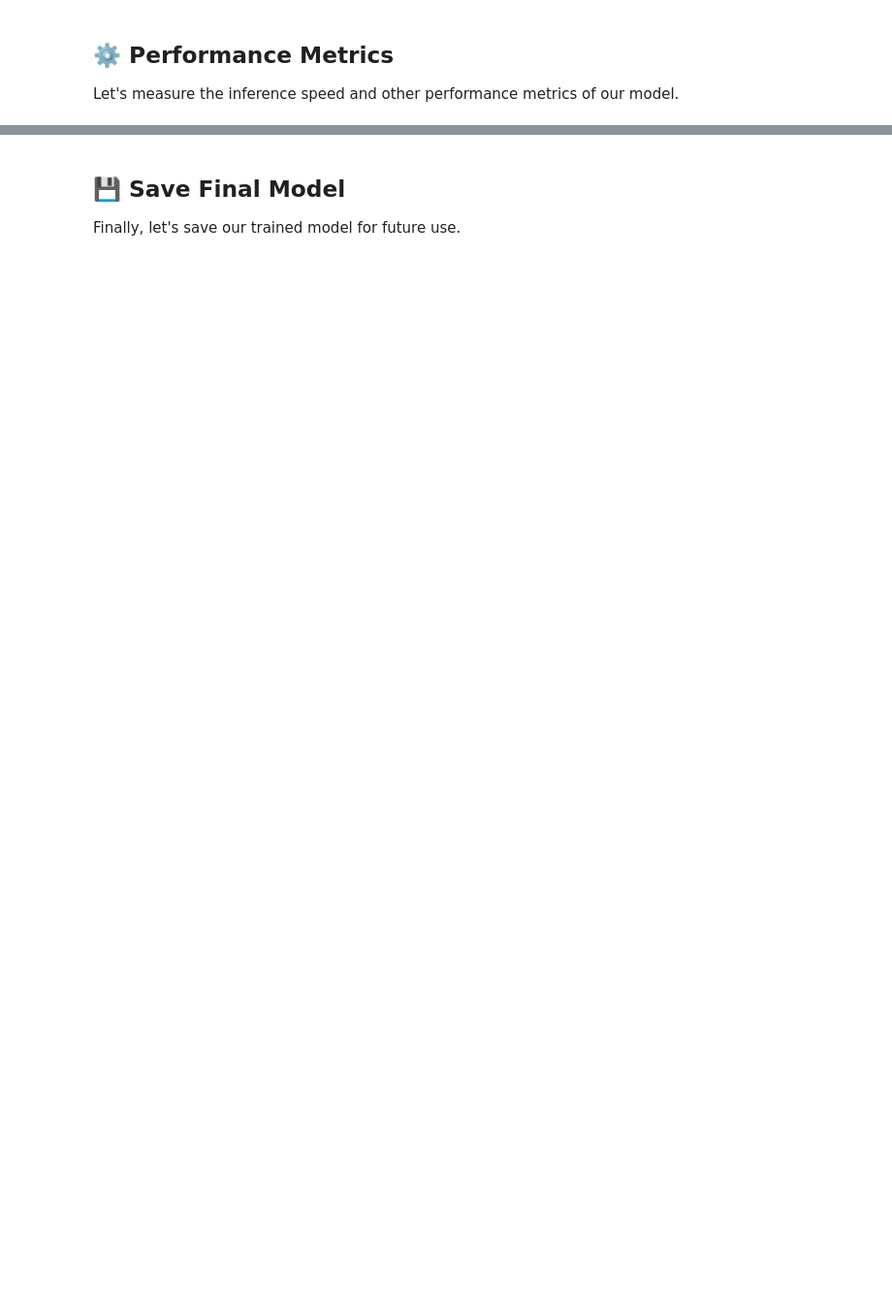
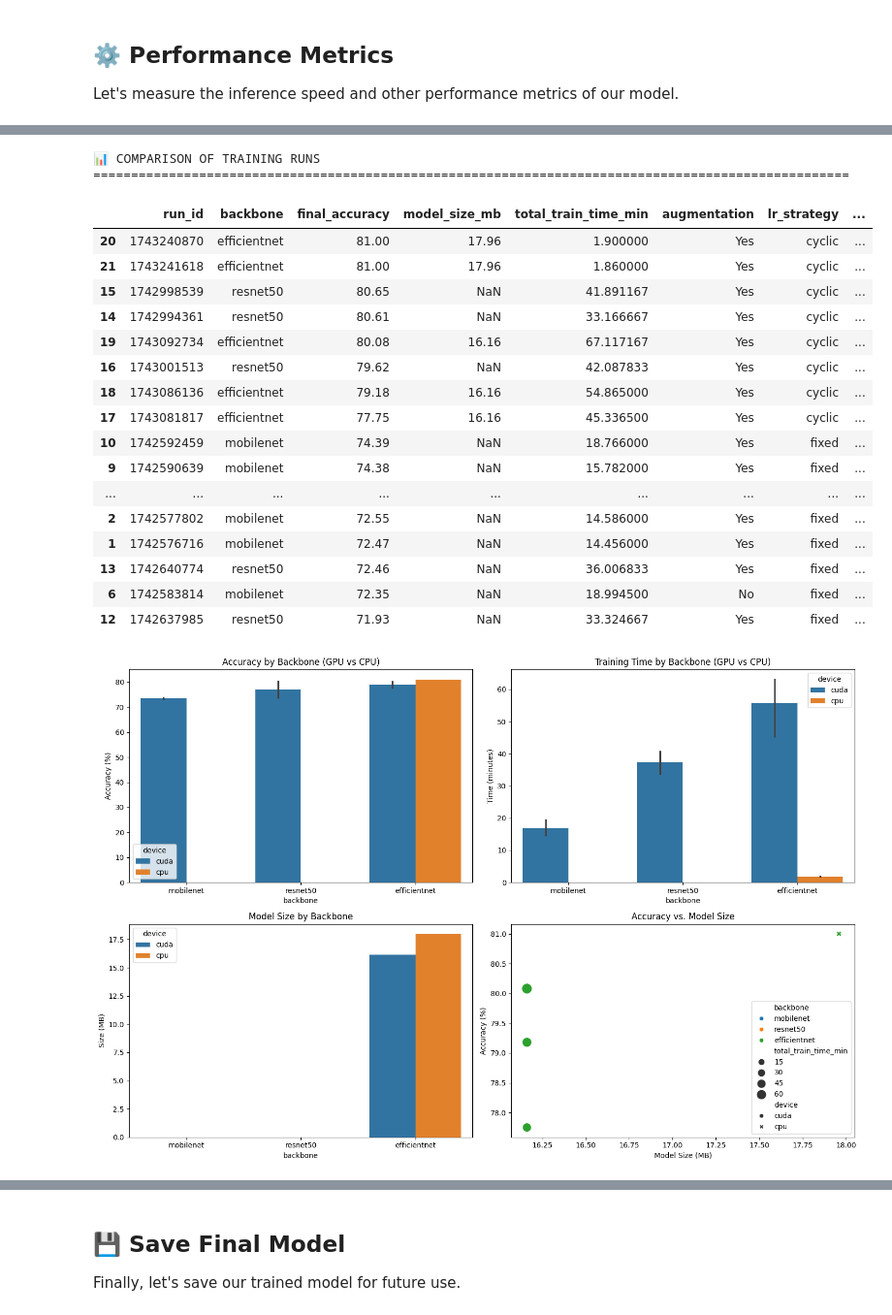
Before and after one commit to mm-camelcase/detectodog, a Jupyter notebook: detectodog.ipynb, the cells around one changed output, grey strips where cells are left out. Shown at 97% size. Saved outputs shown, nothing was run; the diff lists cells and outputs as text; code cells hidden in the pictures; blank space fills up the shorter version.

```diff
--- a/detectodog.ipynb
+++ b/detectodog.ipynb
@@ -72,6 +72,25 @@ if torch.cuda.is_available():
 print(f"📦 PyTorch version: {torch.__version__}")
 print(f"📦 Torchvision version: {torchvision.__version__}")
 
-experiments_dir = "experiments"
-os.makedirs(experiments_dir, exist_ok=True)
-print(f"✅ Experiments directory ready: {experiments_dir}")
+
+# Detect if running in Google Colab
+IN_COLAB = 'google.colab' in sys.modules
+
+# Set up paths based on environment
+if IN_COLAB:
+    from google.colab import drive
+    drive.mount('/content/drive', force_remount=True)
+
+    # Set Google Drive paths
+    base_path = "/content/drive/MyDrive/"
+    experiments_dir = base_path + "experiments"
+
+    # Create directories in Google Drive
+    os.makedirs(experiments_dir, exist_ok=True)
+    print(f"✅ Google Drive mounted and experiments directory ensured: {experiments_dir}")
+else:
+    # Local paths
+    base_path = ""
+    experiments_dir = "experiments"
+    os.makedirs(experiments_dir, exist_ok=True)
+    print(f"✅ Local experiments directory ensured: {experiments_dir}")
@@ -135,11 +160,13 @@ class Config:
         self.cyclic_step_size = 340  # = 5 epochs * 68 batches per epoch
 
         # Paths
-        self.experiments_dir = "experiments"  # Added experiments directory
-        self.dataset_path = "dataset/Images"
-        self.log_dir = "logs"
-        self.checkpoint_dir = "checkpoints"
-        self.experiment_csv = os.path.join(self.experiments_dir, "training_runs_v4.csv")  # Updated path
+        self.in_colab = 'google.colab' in sys.modules
+        self.base_path = "/content/drive/MyDrive/" if self.in_colab else ""
+        self.experiments_dir = os.path.join(self.base_path, "experiments")
+        self.dataset_path = os.path.join(self.base_path, "dataset/Images")
+        self.log_dir = os.path.join(self.base_path, "logs")
+        self.checkpoint_dir = os.path.join(self.base_path, "checkpoints")
+        self.experiment_csv = os.path.join(self.experiments_dir, "training_runs_v4.csv")
 
     def _adjust_for_device(self):
         """Adjust parameters based on the device (CPU/GPU)"""
@@ -1679,8 +1853,33 @@ print(f"🚀 Frames Per Second: {performance['fps']:.2f}")
 # %%
 # Load and compare previous runs if available
 try:
-    compare_runs()
-    visualize_epoch_loss_history()
+    experiments_dir = "experiments"
+    compare_runs(os.path.join(experiments_dir, "training_runs_v4.csv"))
+    visualize_epoch_loss_history(
+        os.path.join(experiments_dir, "epoch_loss.csv"),
+        os.path.join(experiments_dir, "training_runs_v4.csv")
+    )
 except Exception as e:
     print(f"Could not compare runs: {e}")
     print("This is probably your first run or the experiment CSV file doesn't exist yet.")
+# %% [output]
+📊 COMPARISON OF TRAINING RUNS
+====================================================================================================
+|  | run_id | backbone | final_accuracy | model_size_mb | total_train_time_min | augmentation | lr_strategy | ... |
+| 20 | 1743240870 | efficientnet | 81.00 | 17.96 | 1.900000 | Yes | cyclic | ... |
+| 21 | 1743241618 | efficientnet | 81.00 | 17.96 | 1.860000 | Yes | cyclic | ... |
+| 15 | 1742998539 | resnet50 | 80.65 | NaN | 41.891167 | Yes | cyclic | ... |
+| 14 | 1742994361 | resnet50 | 80.61 | NaN | 33.166667 | Yes | cyclic | ... |
+| 19 | 1743092734 | efficientnet | 80.08 | 16.16 | 67.117167 | Yes | cyclic | ... |
+| 16 | 1743001513 | resnet50 | 79.62 | NaN | 42.087833 | Yes | cyclic | ... |
+| 18 | 1743086136 | efficientnet | 79.18 | 16.16 | 54.865000 | Yes | cyclic | ... |
+| 17 | 1743081817 | efficientnet | 77.75 | 16.16 | 45.336500 | Yes | cyclic | ... |
+| 10 | 1742592459 | mobilenet | 74.39 | NaN | 18.766000 | Yes | fixed | ... |
+| 9 | 1742590639 | mobilenet | 74.38 | NaN | 15.782000 | Yes | fixed | ... |
+| ... | ... | ... | ... | ... | ... | ... | ... | ... |
+| 2 | 1742577802 | mobilenet | 72.55 | NaN | 14.586000 | Yes | fixed | ... |
+| 1 | 1742576716 | mobilenet | 72.47 | NaN | 14.456000 | Yes | fixed | ... |
+| 13 | 1742640774 | resnet50 | 72.46 | NaN | 36.006833 | Yes | fixed | ... |
+| 6 | 1742583814 | mobilenet | 72.35 | NaN | 18.994500 | No | fixed | ... |
+| 12 | 1742637985 | resnet50 | 71.93 | NaN | 33.324667 | Yes | fixed | ... |
+[figure, added]
```
Also changed, not shown: parts of 16 cells of this notebook, 1 other file.
